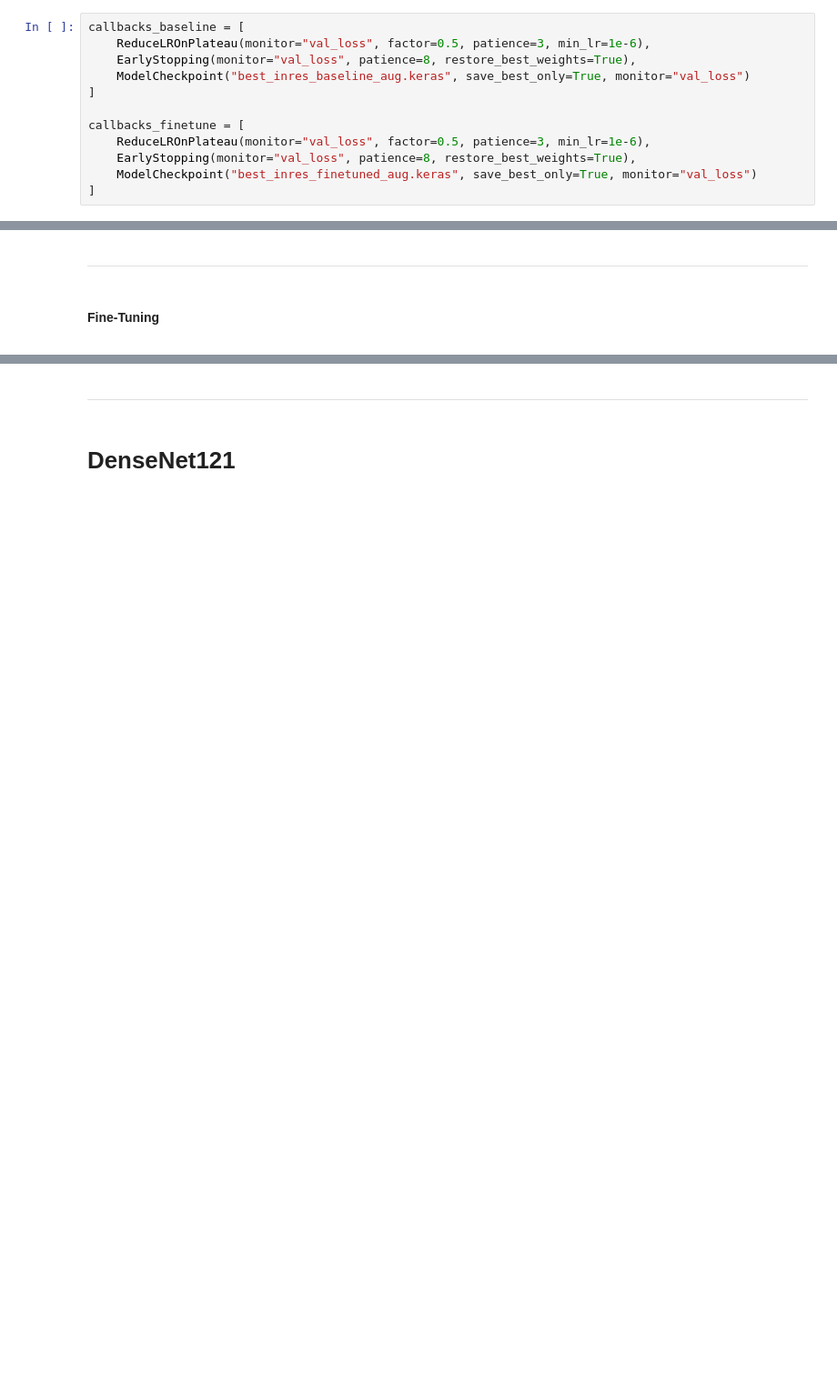
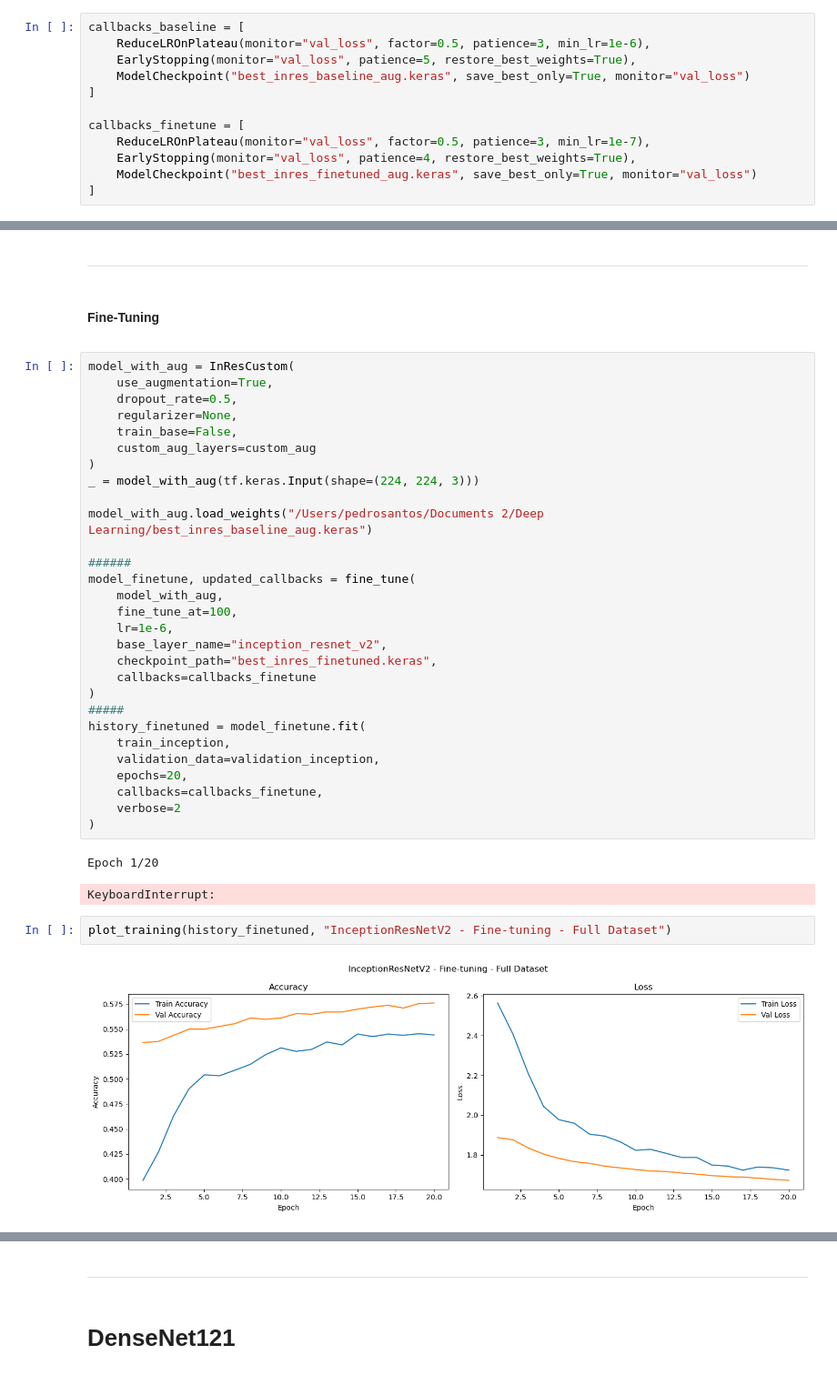
Before and after one commit to Pedro-P-Santos/DeepLearning_NovaIMS, a Jupyter notebook: finalnotebook_alteracoesPedro.ipynb, the cells around one changed output, grey strips where cells are left out. Shown at 91% size. Cells and saved outputs as stored; diff of their text form; blank space fills up the shorter version.

Commit message:
fine_tune ainda a testar

```diff
--- a/finalnotebook_alteracoesPedro.ipynb
+++ b/finalnotebook_alteracoesPedro.ipynb
@@ -669,13 +670,13 @@ Callbacks
 # %%
 callbacks_baseline = [
     ReduceLROnPlateau(monitor="val_loss", factor=0.5, patience=3, min_lr=1e-6),
-    EarlyStopping(monitor="val_loss", patience=8, restore_best_weights=True),
+    EarlyStopping(monitor="val_loss", patience=5, restore_best_weights=True),
     ModelCheckpoint("best_inres_baseline_aug.keras", save_best_only=True, monitor="val_loss")
 ]
 
 callbacks_finetune = [
-    ReduceLROnPlateau(monitor="val_loss", factor=0.5, patience=3, min_lr=1e-6),
-    EarlyStopping(monitor="val_loss", patience=8, restore_best_weights=True),
+    ReduceLROnPlateau(monitor="val_loss", factor=0.5, patience=3, min_lr=1e-7),
+    EarlyStopping(monitor="val_loss", patience=4, restore_best_weights=True),
     ModelCheckpoint("best_inres_finetuned_aug.keras", save_best_only=True, monitor="val_loss")
 ]
 # %% [markdown]
@@ -898,3 +899,39 @@ plot_training(history_baseline, "InceptionResNetV2 - Custom Augmentation - Full
 <a class="anchor">
 
 #### Fine-Tuning
+# %%
+model_with_aug = InResCustom(
+    use_augmentation=True,
+    dropout_rate=0.5,
+    regularizer=None,
+    train_base=False,
+    custom_aug_layers=custom_aug
+)
+_ = model_with_aug(tf.keras.Input(shape=(224, 224, 3)))
+
+model_with_aug.load_weights("/Users/pedrosantos/Documents 2/Deep Learning/best_inres_baseline_aug.keras")
+
+######
+model_finetune, updated_callbacks = fine_tune(
+    model_with_aug,
+    fine_tune_at=100,
+    lr=1e-6,
+    base_layer_name="inception_resnet_v2",
+    checkpoint_path="best_inres_finetuned.keras",
+    callbacks=callbacks_finetune
+)
+#####
+history_finetuned = model_finetune.fit(
+    train_inception,
+    validation_data=validation_inception,
+    epochs=20,
+    callbacks=callbacks_finetune,
+    verbose=2
+)
+# %% [output]
+Epoch 1/20
+KeyboardInterrupt:
+# %%
+plot_training(history_finetuned, "InceptionResNetV2 - Fine-tuning - Full Dataset")
+# %% [output]
+[figure, added]
```
Also changed, not shown: parts of 3 cells of this notebook.
